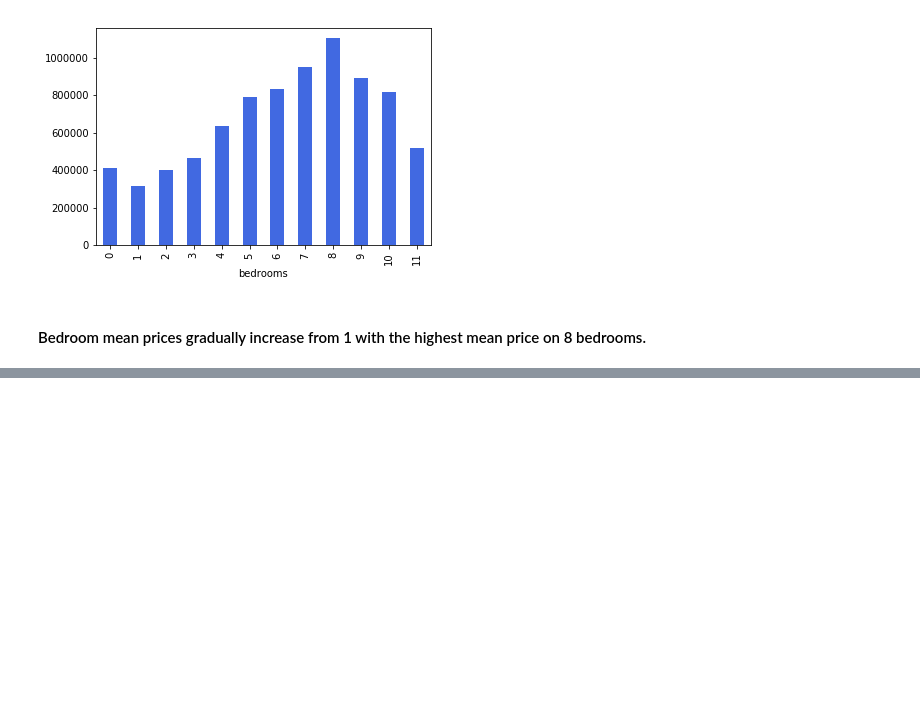
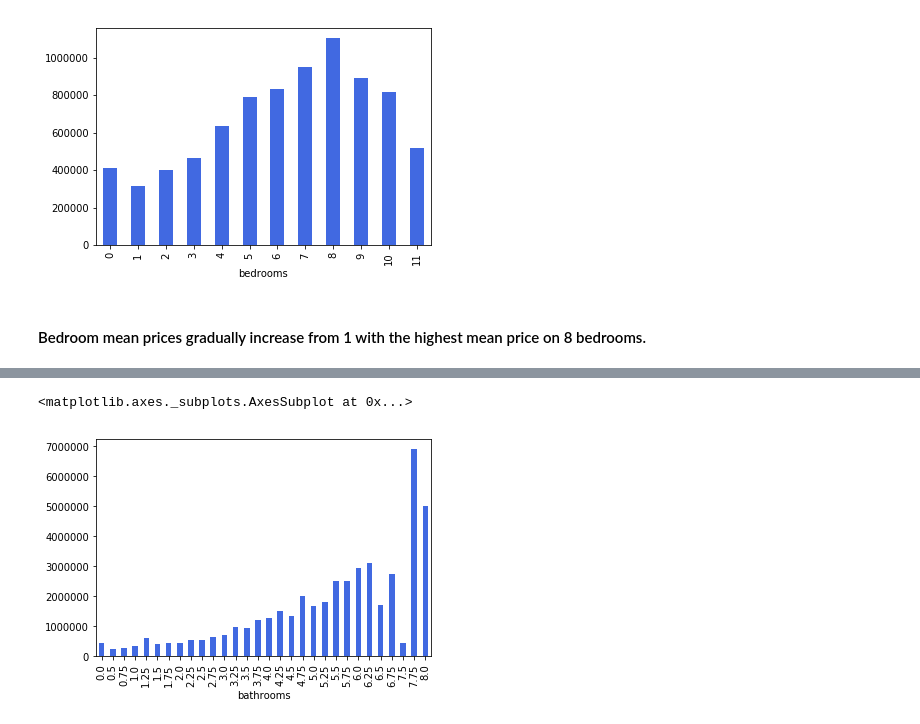
Before and after one commit to mwon3919/Springboard_Captstone1, a Jupyter notebook: Springboard_capstoneproject1.ipynb, the cells around one changed output, grey strips where cells are left out. Cells and saved outputs as stored; diff of their text form; code cells hidden in the pictures; blank space fills up the shorter version.

Commit message:
created visuals on bedroom & oms & bathrooms

```diff
--- a/Springboard_capstoneproject1.ipynb
+++ b/Springboard_capstoneproject1.ipynb
@@ -1082,0 +1090,9 @@ dfbed.groupby('bedrooms')['price'].mean().plot(kind = 'bar',color = 'royalblue')
+# %%
+df.bathrooms = df.bathrooms.astype('category')
+# %%
+dfbath = df[['bathrooms', 'price']].copy()
+# %%
+dfbath.groupby('bathrooms')['price'].mean().plot(kind='bar',color = 'royalblue')
+# %% [output]
+<matplotlib.axes._subplots.AxesSubplot at 0x...>
+[figure, added]
```
Also changed, not shown: parts of 14 cells of this notebook.
